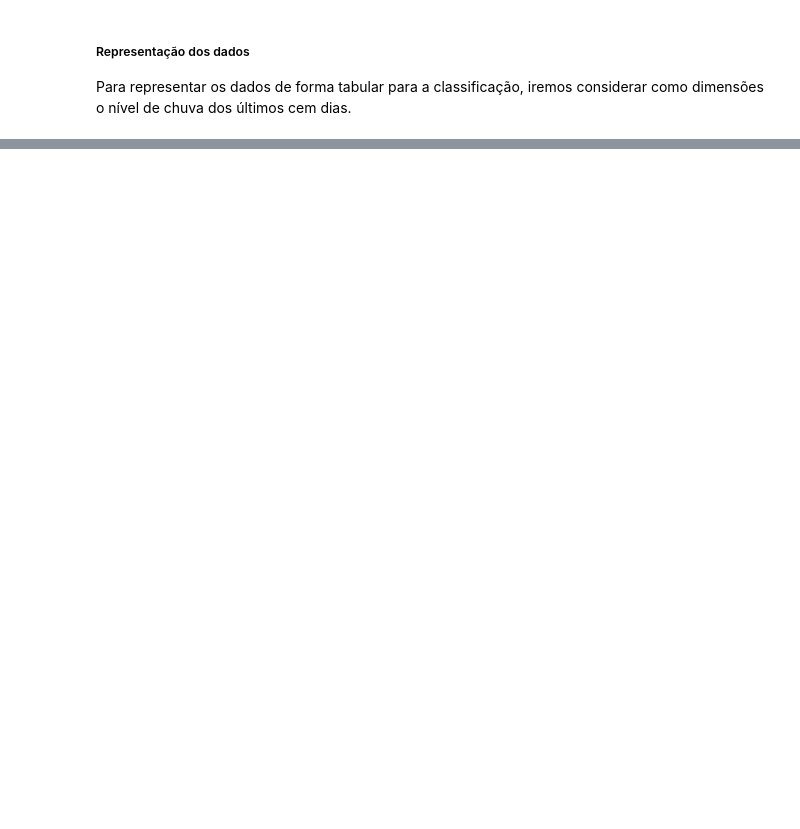
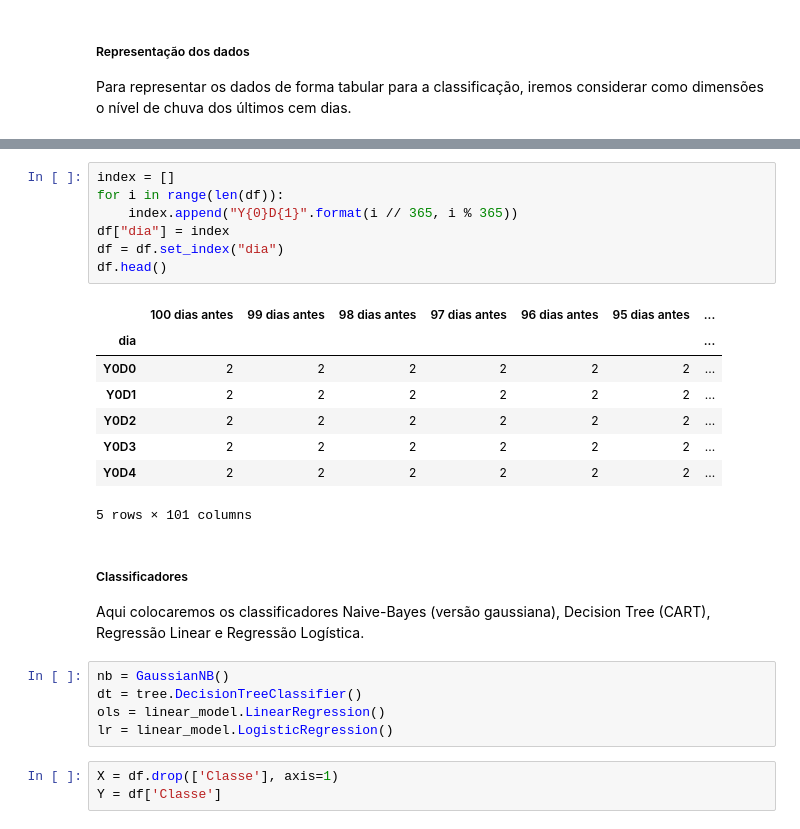
Before and after one commit to GabrielTrev/ufscar-ammd-2016-2, a Jupyter notebook: src/series-temporais/chuva.ipynb, the cells around one changed output, grey strips where cells are left out. Drawn from its saved outputs; the diff is of its cells as text; blank space fills up the shorter version.

Commit message:
Teste dos classificadores

```diff
--- a/src/series-temporais/chuva.ipynb
+++ b/src/series-temporais/chuva.ipynb
@@ -85 +89,29 @@ df.head()
 5 rows × 101 columns
+# %%
+index = []
+for i in range(len(df)):
+    index.append("Y{0}D{1}".format(i // 365, i % 365))
+df["dia"] = index
+df = df.set_index("dia")
+df.head()
+# %% [output]
+|  | 100 dias antes | 99 dias antes | 98 dias antes | 97 dias antes | 96 dias antes | 95 dias antes | ... |
+| dia |  |  |  |  |  |  | ... |
+| Y0D0 | 2 | 2 | 2 | 2 | 2 | 2 | ... |
+| Y0D1 | 2 | 2 | 2 | 2 | 2 | 2 | ... |
+| Y0D2 | 2 | 2 | 2 | 2 | 2 | 2 | ... |
+| Y0D3 | 2 | 2 | 2 | 2 | 2 | 2 | ... |
+| Y0D4 | 2 | 2 | 2 | 2 | 2 | 2 | ... |
+5 rows × 101 columns
+# %% [markdown]
+##### Classificadores
+
+Aqui colocaremos os classificadores Naive-Bayes (versão gaussiana), Decision Tree (CART), Regressão Linear e Regressão Logística.
+# %%
+nb = GaussianNB()
+dt = tree.DecisionTreeClassifier()
+ols = linear_model.LinearRegression()
+lr = linear_model.LogisticRegression()
+# %%
+X = df.drop(['Classe'], axis=1)
+Y = df['Classe']
```
Also changed, not shown: parts of 7 cells of this notebook.
